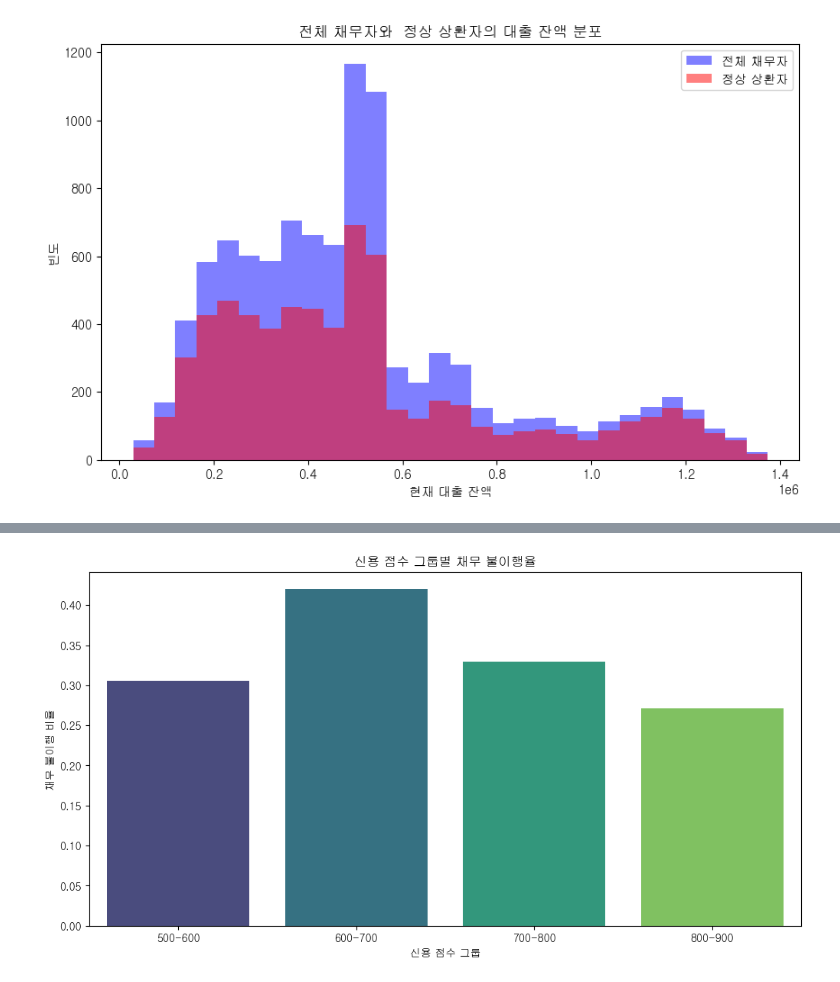
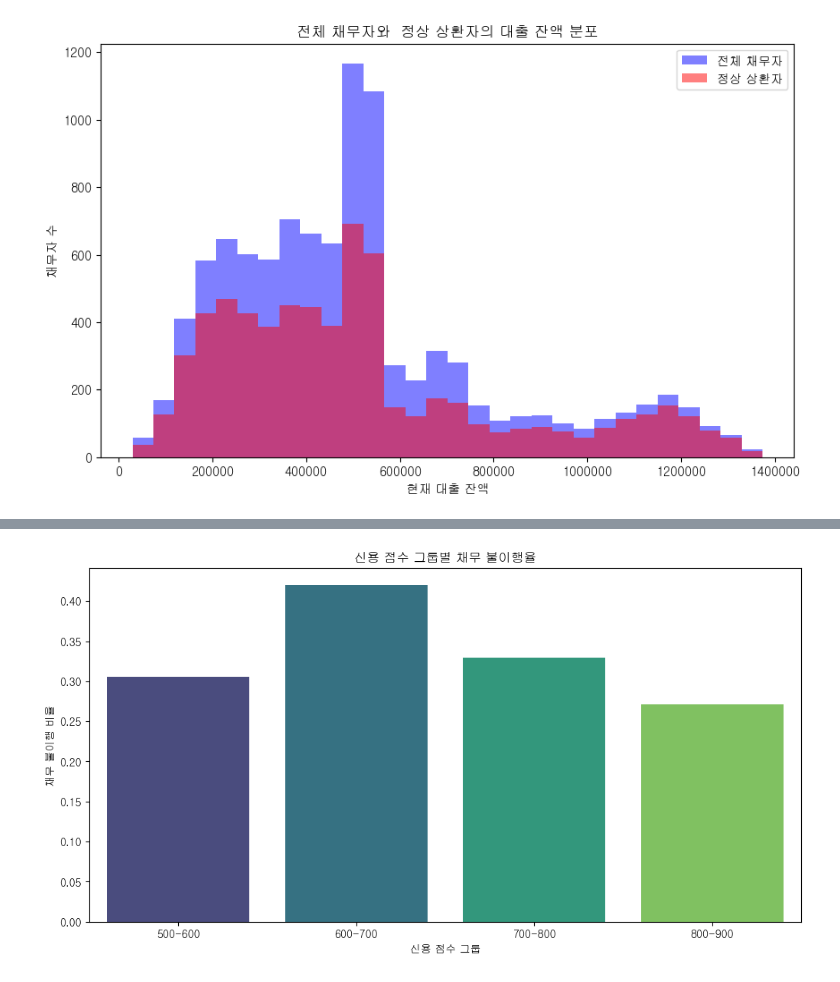
Before and after one commit to encore-SKN11/ML-4Team, a Jupyter notebook: chart_v1.ipynb, the cells around one changed output, grey strips where cells are left out. Drawn from its saved outputs; the diff is of its cells as text; code cells hidden in the pictures.

```diff
--- a/chart_v1.ipynb
+++ b/chart_v1.ipynb
@@ -11,4 +12,4 @@ font=fm.FontProperties(fname=font_path).get_name()
 matplotlib.rc('font',family=font)
 # %%
 df = pd.read_csv('./data/train.csv')
-df.drop('UID',axis=1)
+df=df.drop('UID',axis=1)
@@ -49,20 +74,26 @@ memory usage: 1.4+ MB
 # %%
-import matplotlib.pyplot as plt
+import matplotlib.ticker as mticker
 
 # 채무 불이행 여부에 따른 데이터 분리
 df_repayment_0 = df[df["채무 불이행 여부"] == 0]  # 채무 상환자
 
+# 전체 체무자, 정상 상환자
 plt.figure(figsize=(10, 6))
 plt.hist(df["현재 대출 잔액"], bins=30,color='blue', alpha=0.5,label="전체 채무자")
 plt.hist(df_repayment_0["현재 대출 잔액"],color='red', bins=30, alpha=0.5, label="정상 상환자")
 
+# x축 지수 표기법 제거
+plt.gca().xaxis.set_major_formatter(mticker.ScalarFormatter())
+plt.ticklabel_format(style="plain", axis="x")
+
+# 시각화
 plt.xlabel("현재 대출 잔액")
-plt.ylabel("빈도")
+plt.ylabel("채무자 수")
 plt.title("전체 채무자와  정상 상환자의 대출 잔액 분포")
 plt.legend()
 plt.show()
 # %% [output]
-[figure, old version]
+[figure, new version]
 # %%
 # 대출 목적별 비율
 
```
Also changed, not shown: parts of 11 cells of this notebook.
